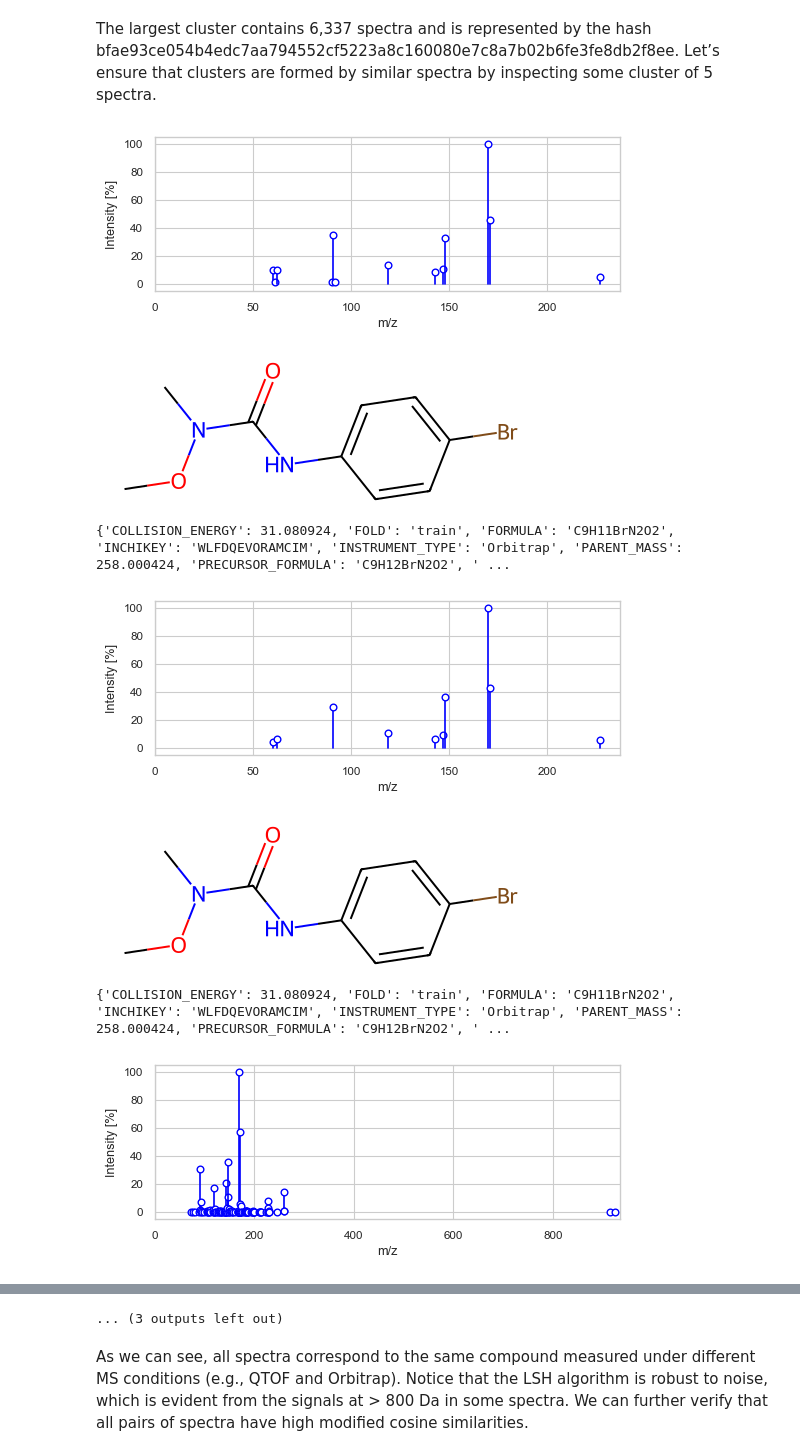
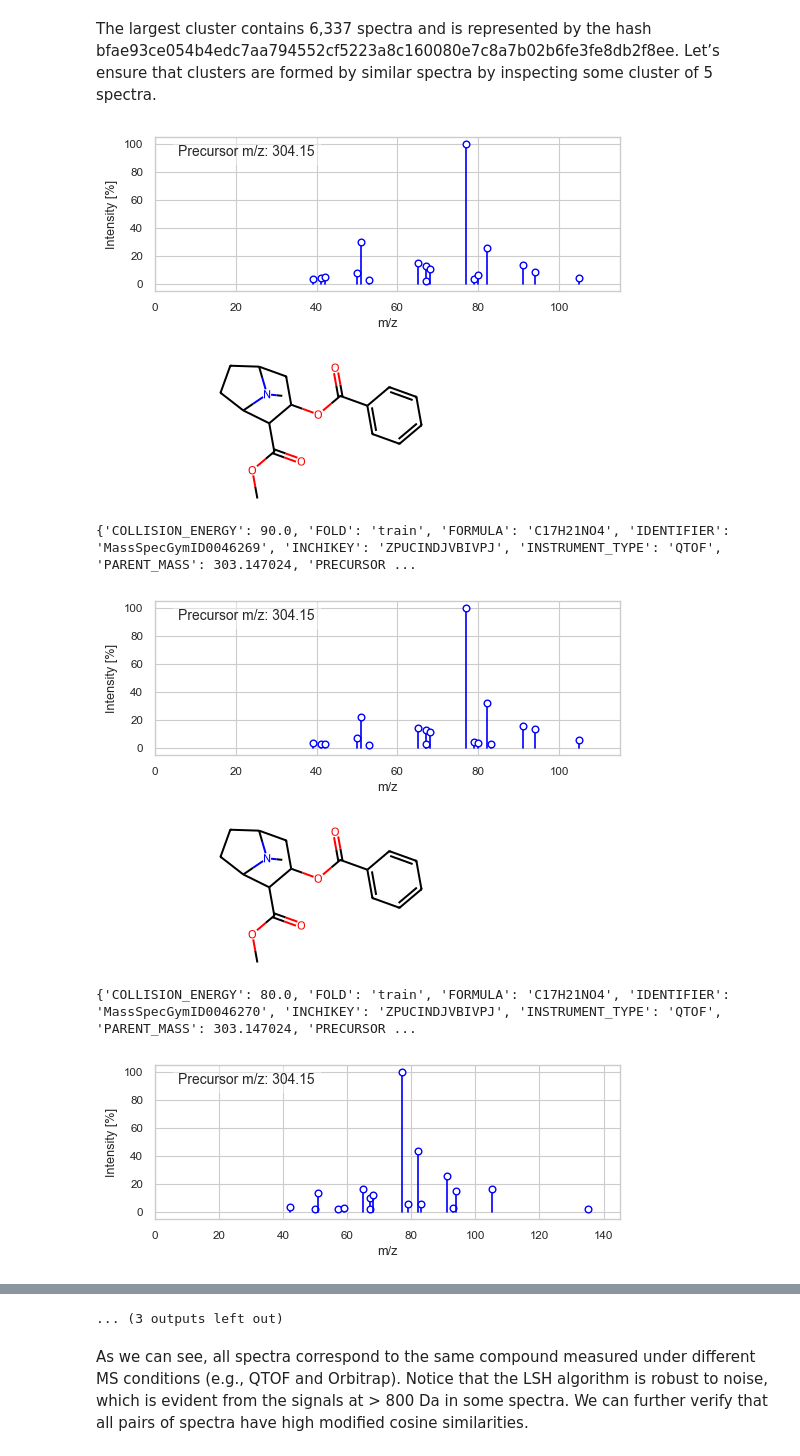
Before and after one commit to pluskal-lab/DreaMS, a Jupyter notebook: tutorials/lsh_clustering.ipynb, the cells around one changed output, grey strips where cells are left out. Drawn from its saved outputs; the diff is of its cells as text; code cells hidden in the pictures.

```diff
--- a/tutorials/lsh_clustering.ipynb
+++ b/tutorials/lsh_clustering.ipynb
@@ -30,5 +27,5 @@ As an example, we will use the [MassSpecGym dataset](https://github.com/pluskal-
 # %%
 in_pth = Path('../data/MassSpecGym.mgf')
-msdata = MSData.from_mgf(in_pth, prec_mz_col='PRECURSOR_MZ', smiles_col='SMILES', adduct_col='ADDUCT')
+msdata = MSData.from_mgf(in_pth, mol_col='SMILES', adduct_col='ADDUCT')
 msdata.get_spectra().shape
 # %% [output]
@@ -102,17 +100,17 @@ The largest cluster contains 6,337 spectra and is represented by the hash bfae93
 # %%
 # Pick some LSH forming a cluster of 5 spectra
 lsh_counts = pd.Series(lshs).value_counts()
-lsh_i = lsh_counts[lsh_counts == 5].index[36]
+lsh_i = lsh_counts[lsh_counts == 5].index[0]
 idx = np.where(lshs == lsh_i)[0]
 
 # Display clustered spectra
 for i in idx:
-    print(msdata.at(i, plot_mol=True))
+    print(msdata.at(int(i), plot_mol=True))
 # %% [output]
-[figure, old version]
+[figure, new version]
-[figure, old version]
+[figure, new version]
-{'COLLISION_ENERGY': 31.080924, 'FOLD': 'train', 'FORMULA': 'C9H11BrN2O2', 'INCHIKEY': 'WLFDQEVORAMCIM', 'INSTRUMENT_TYPE': 'Orbitrap', 'PARENT_MASS': 258.000424, 'PRECURSOR_FORMULA': 'C9H12BrN2O2', ' ...
+{'COLLISION_ENERGY': 90.0, 'FOLD': 'train', 'FORMULA': 'C17H21NO4', 'IDENTIFIER': 'MassSpecGymID0046269', 'INCHIKEY': 'ZPUCINDJVBIVPJ', 'INSTRUMENT_TYPE': 'QTOF', 'PARENT_MASS': 303.147024, 'PRECURSOR ...
-[figure, old version]
+[figure, new version]
-[figure, old version]
+[figure, new version]
-{'COLLISION_ENERGY': 31.080924, 'FOLD': 'train', 'FORMULA': 'C9H11BrN2O2', 'INCHIKEY': 'WLFDQEVORAMCIM', 'INSTRUMENT_TYPE': 'Orbitrap', 'PARENT_MASS': 258.000424, 'PRECURSOR_FORMULA': 'C9H12BrN2O2', ' ...
+{'COLLISION_ENERGY': 80.0, 'FOLD': 'train', 'FORMULA': 'C17H21NO4', 'IDENTIFIER': 'MassSpecGymID0046270', 'INCHIKEY': 'ZPUCINDJVBIVPJ', 'INSTRUMENT_TYPE': 'QTOF', 'PARENT_MASS': 303.147024, 'PRECURSOR ...
-[figure, old version]
+[figure, new version]
```
Also changed, not shown: parts of 15 cells of this notebook.
